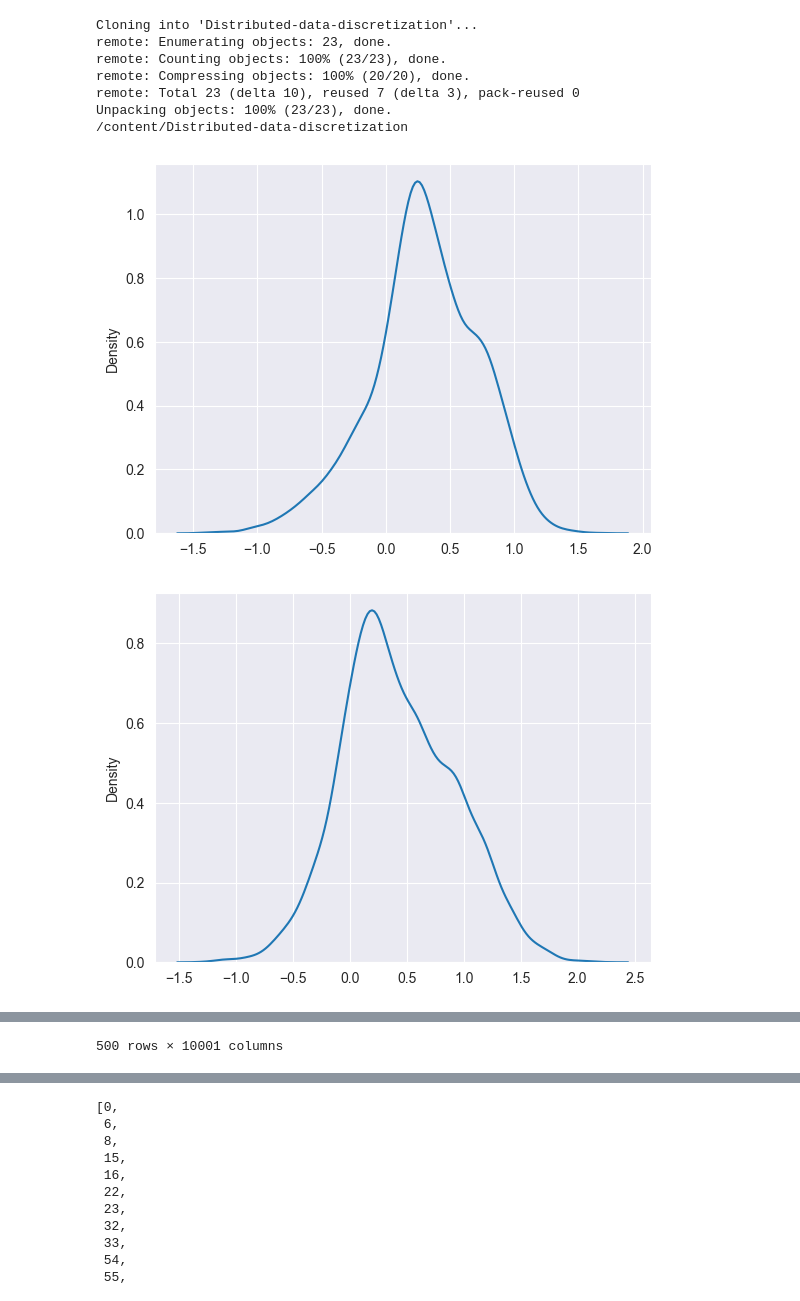
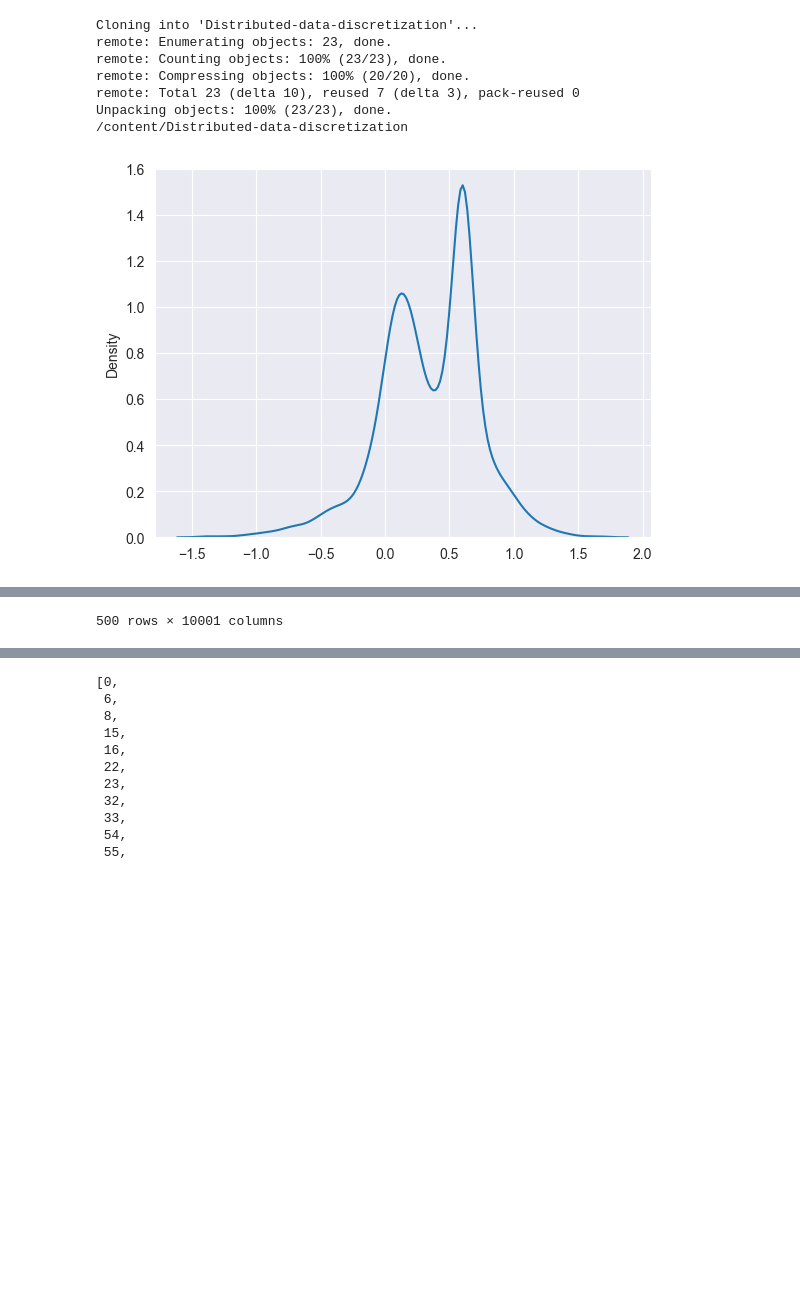
Before and after one commit to hungpham13/Distributed-data-discretization, a Jupyter notebook: Equal-Binning.ipynb, the cells around one changed output, grey strips where cells are left out. Drawn from its saved outputs; the diff is of its cells as text; code cells hidden in the pictures; blank space fills up the shorter version.

Commit message:
update data generation

```diff
--- a/Equal-Binning.ipynb
+++ b/Equal-Binning.ipynb
@@ -27,12 +28,10 @@ import matplotlib.pyplot as plt
 # %%
 # data = pd.read_csv('data.csv')
 # data = data.drop(columns='Unnamed: 0')
 # data
 from data.gen_data import generate_data
-train = generate_data(num_true=450, num_false=50, visualize=False, num_sample=10000, bin_num=5)
-test = generate_data(num_true=180, num_false=20, visualize=False, num_sample=10000, bin_num=5)
+train, test = generate_data(num_train=500, num_test=200, true_ratio=0.9, visualize=False, num_sample=10000, bin_num=5)
 train
 # %% [output]
-[figure, old version]
+[figure, new version]
-[figure, removed]
 |  | 0 | 1 | 2 | 3 | 4 | 5 | 6 | 7 | 8 | 9 | ... | ... |
```
Also changed, not shown: parts of 9 cells of this notebook, 1 other file.
